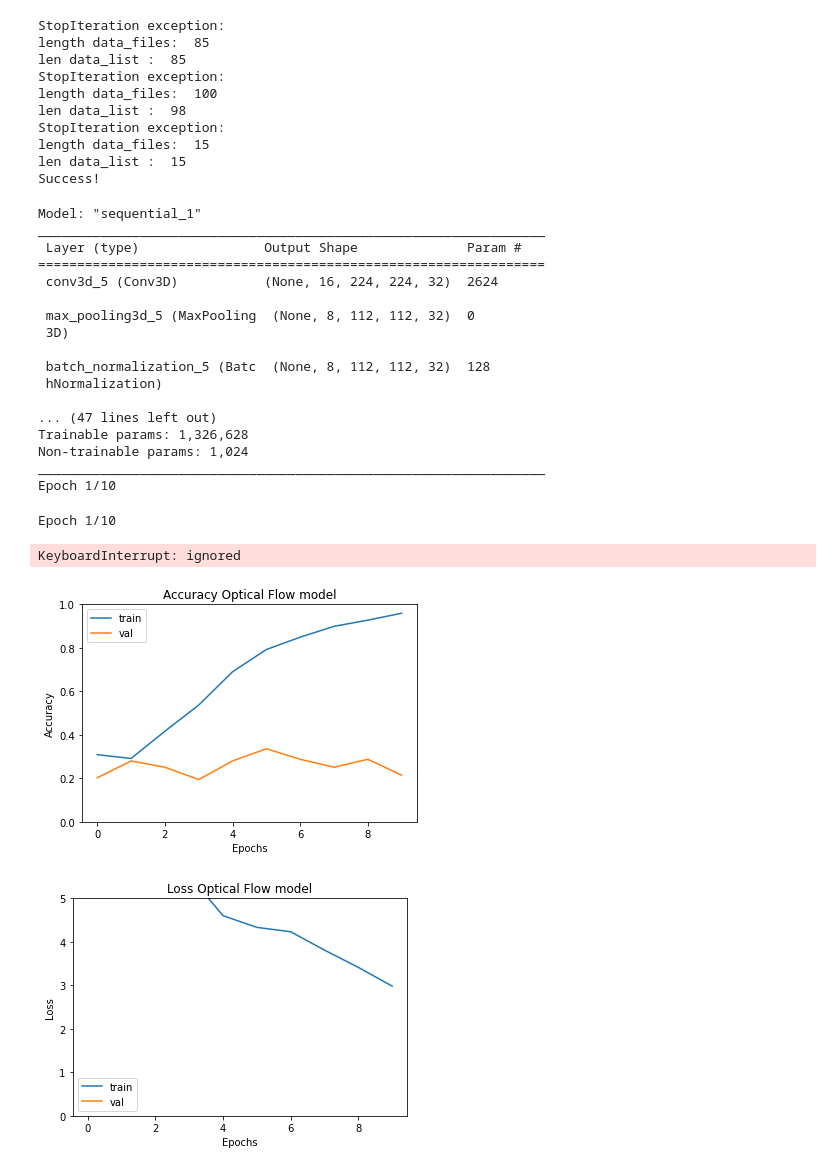
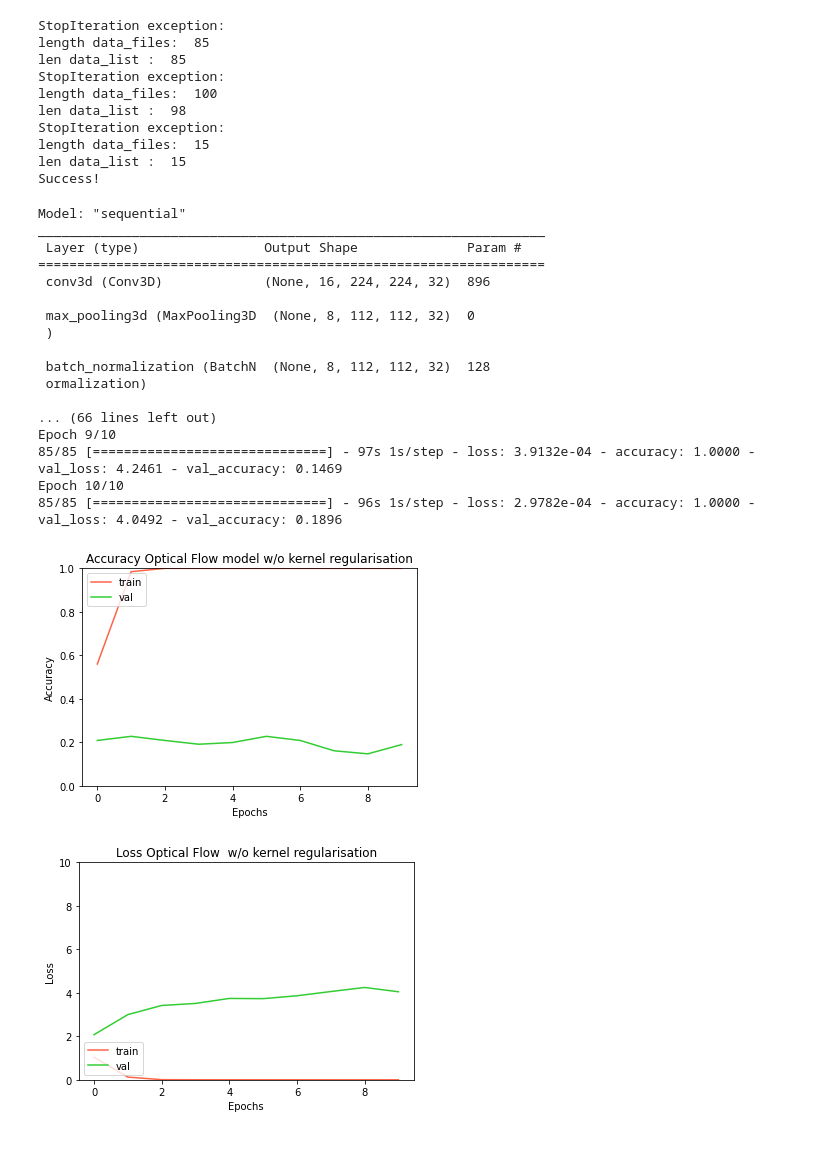
Before and after one commit to flavius25/CV_group25, a Jupyter notebook: OF_CNN.ipynb, the cells around one changed output. Drawn from its saved outputs; the diff is of its cells as text; code cells hidden in the pictures.

Commit message:
The OF model without kernel regularisation (commented out)

```diff
--- a/OF_CNN.ipynb
+++ b/OF_CNN.ipynb
@@ -50,27 +53,27 @@ def build_OF_model(input_shape= (INSTACK,IMG_SIZE[0],IMG_SIZE[1],3),num_classes=
 
     model.add(Conv3D(32, kernel_size=3, input_shape=input_shape, padding='same', activation='relu'))
     model.add(MaxPooling3D(pool_size=2))
-    model.add(BatchNormalization())
+    model.add(BatchNormalization(momentum=0.9))
 
-    model.add(Conv3D(32, kernel_size=3, padding='same', activation='relu', kernel_regularizer='l1_l2')) # kernel_initializer='he_normal'
+    model.add(Conv3D(32, kernel_size=3, padding='same', activation='relu'))  #kernel_regularizer='l1_l2'
     model.add(MaxPooling3D(pool_size=2, padding='same'))
-    model.add(BatchNormalization())
+    model.add(BatchNormalization(momentum=0.9))
 
     model.add(Dropout(0.2))
 
-    model.add(Conv3D(64, kernel_size=3, padding='same', activation='relu', kernel_regularizer='l1_l2'))
+    model.add(Conv3D(64, kernel_size=3, padding='same', activation='relu')) # kernel_regularizer='l1_l2'
     model.add(MaxPooling3D(pool_size=2, padding='same'))
-    model.add(BatchNormalization())
+    model.add(BatchNormalization(momentum=0.9))
 
-    model.add(Conv3D(128, kernel_size=3, padding='same', activation='relu', kernel_regularizer='l1_l2'))
+    model.add(Conv3D(128, kernel_size=3, padding='same', activation='relu')) # kernel_regularizer='l1_l2'
     model.add(MaxPooling3D(pool_size=2, padding='same'))
-    model.add(BatchNormalization())
+    model.add(BatchNormalization(momentum=0.9))
 
     model.add(Dropout(0.2))
 
-    model.add(Conv3D(256, kernel_size=3, padding='same', activation='relu', kernel_regularizer='l1_l2'))
+    model.add(Conv3D(128, kernel_size=3, padding='same', activation='relu')) # kernel_regularizer='l1_l2'
+    model.add(BatchNormalization(momentum=0.9))
     model.add(MaxPooling3D(pool_size=2, padding='same'))
-    model.add(BatchNormalization())
 
     model.add(GlobalAveragePooling3D()) #Flatten layer
     model.add(Dense(512, activation='relu'))
@@ -85,33 +88,31 @@ def build_OF_model(input_shape= (INSTACK,IMG_SIZE[0],IMG_SIZE[1],3),num_classes=
     return model
 # %%
 """ Instantiating and compiling model """
-of_model = build_OF_model((INSTACK, IMG_SIZE[0], IMG_SIZE[1], 3), NUM_CLASSES)
+of_model = build_OF_model((INSTACK, IMG_SIZE[0], IMG_SIZE[1], 1), NUM_CLASSES)
 of_model.compile(optimizer='Adam', loss="categorical_crossentropy", metrics=["accuracy"])
-of_history = of_model.fit(train_gen,epochs= EPOCHS, steps_per_epoch = LEN_TRAIN, validation_data=val_gen, validation_steps=15 ,verbose=1)
-
-
-of_model.save_weights('OF_weights.h5')
-of_model.save("OF_model", save_format = 'tf', include_optimizer=True)
+of_history = of_model.fit(train_gen,epochs= EPOCHS, steps_per_epoch = LEN_TRAIN, validation_data=val_gen, validation_steps=15 , verbose=1)
 # %% [output]
-Model: "sequential_1"
+Model: "sequential"
 _________________________________________________________________
  Layer (type)                Output Shape              Param #
 =================================================================
- conv3d_5 (Conv3D)           (None, 16, 224, 224, 32)  2624
+ conv3d (Conv3D)             (None, 16, 224, 224, 32)  896
 
- max_pooling3d_5 (MaxPooling  (None, 8, 112, 112, 32)  0
- 3D)
+ max_pooling3d (MaxPooling3D  (None, 8, 112, 112, 32)  0
+ )
 
- batch_normalization_5 (Batc  (None, 8, 112, 112, 32)  128
- hNormalization)
+ batch_normalization (BatchN  (None, 8, 112, 112, 32)  128
+ ormalization)
 
-... (47 lines left out)
-Trainable params: 1,326,628
-Non-trainable params: 1,024
-_________________________________________________________________
-Epoch 1/10
+... (66 lines left out)
+Epoch 9/10
+85/85 [==============================] - 97s 1s/step - loss: 3.9132e-04 - accuracy: 1.0000 - val_loss: 4.2461 - val_accuracy: 0.1469
+Epoch 10/10
+85/85 [==============================] - 96s 1s/step - loss: 2.9782e-04 - accuracy: 1.0000 - val_loss: 4.0492 - val_accuracy: 0.1896
-# %%
-of_history = of_model.fit(train_gen,epochs= EPOCHS, steps_per_epoch = LEN_TRAIN, validation_data=val_gen, validation_steps=15 ,verbose=1)
-# %% [output]
-Epoch 1/10
-KeyboardInterrupt: ignored
+# %%
+""" Plotting results """
+plotAccuracy("Accuracy Optical Flow model w/o kernel regularisation", of_history.history['accuracy'], of_history.history['val_accuracy'])
+plotLoss("Loss Optical Flow  w/o kernel regularisation", of_history.history['loss'], of_history.history['val_loss'])
+# %% [output]
+[figure, added]
+[figure, added]
@@ -119,9 +126,6 @@ KeyboardInterrupt: ignored
 """ Plotting results """
 utils.plotAccuracy("Accuracy Optical Flow model", of_history.history['accuracy'], of_history.history['val_accuracy'])
 utils.plotLoss("Loss Optical Flow model", of_history.history['loss'], of_history.history['val_loss'])
-# %% [output]
-[figure, removed]
-[figure, removed]
 # %%
 #Zip and download the model
 !zip -r /content/OF_model.zip /content/OF_model
```
Also changed, not shown: parts of 9 cells of this notebook.
